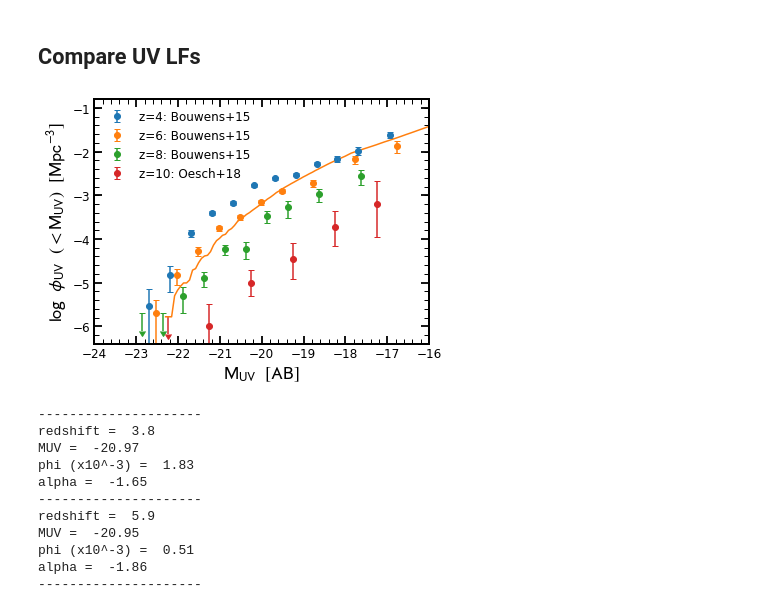
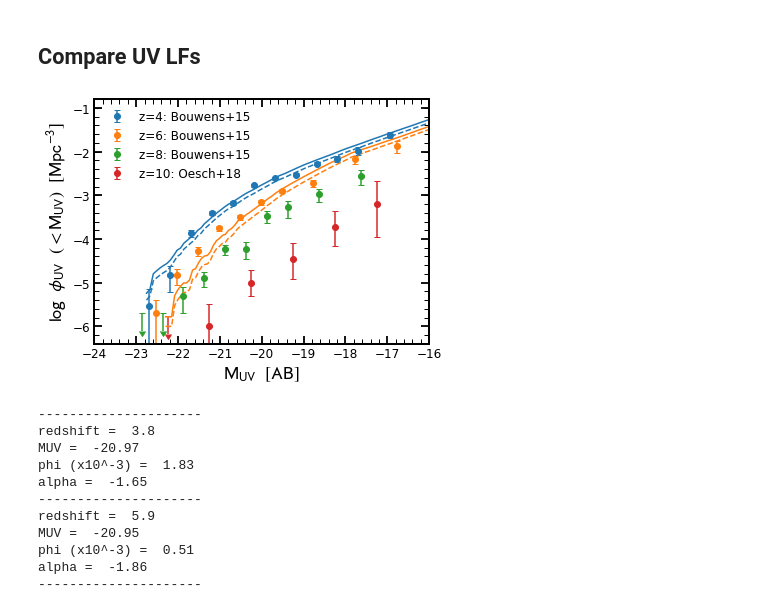
Before and after one commit to stacchella/halo_model, a Jupyter notebook: scripts/Comparison_UV_Observables.ipynb, the cells around one changed output. Cells and saved outputs as stored; diff of their text form; code cells hidden in the pictures.

```diff
--- a/scripts/Comparison_UV_Observables.ipynb
+++ b/scripts/Comparison_UV_Observables.ipynb
@@ -279,32 +279,37 @@ plt.show()
 # %%
 redshift_plot = ['4', '6', '8', '10']
 color_plot = ['C0', 'C1', 'C2', 'C3']
 label_plot = ['z=4: Bouwens+15', 'z=6: Bouwens+15', 'z=8: Bouwens+15', 'z=10: Oesch+18']
 
 
 fig, ax = plt.subplots(nrows=1, ncols=1, figsize=(6, 4.5))
 
 # plot data points from stepwise determination using SWML method
 for ii in range(len(redshift_plot)):
     plot_datapoints_observations(ax, LF_obs_dict, redshift_plot[ii], color_plot[ii], label_plot[ii])
 
 
-for ii in range(len(redshift_plot))[1:2]:
+for ii in range(len(redshift_plot))[0:2]:
     mag_bins_center, LF = compute_LF(path_SP_cat + 'SFH_z' + redshift_plot[ii] + '_constant_with_L.hdf5', volume_box, cumulative=False, add_dust=True, redshift_in=float(redshift_plot[ii]), completeness_correction=True)
     ax.plot(mag_bins_center, np.log10(LF), '-', color=color_plot[ii])
+
+
+for ii in range(len(redshift_plot))[0:2]:
+    mag_bins_center, LF = compute_LF(path_SP_cat + 'SFH_z' + redshift_plot[ii] + '_constant_with_L.hdf5', volume_box, cumulative=False, add_dust=True, redshift_in=float(redshift_plot[ii]), completeness_correction=False)
+    ax.plot(mag_bins_center, np.log10(LF), '--', color=color_plot[ii])
 
 
 ax.set_xlabel(r'$\mathrm{M}_{\rm UV}\/\/\/\/[\mathrm{AB}]$', fontsize=18)
 ax.set_ylabel(r'$\log\/\/\/\/\phi_{\rm UV}\/\/\/\/(<\mathrm{M}_{\rm UV})\/\/\/\/[\mathrm{Mpc}^{-3}]$', fontsize=18)
 
 ax.set_xlim([-24, -16])
 ax.set_ylim([-6.4, -0.8])
 
 plt.legend(frameon=False, fontsize=12)
-plt.savefig(path_figures + 'UV_LF_test_2_true2.pdf', bbox_inches='tight')
+plt.savefig(path_figures + 'UV_LF_test_2.pdf', bbox_inches='tight')
 plt.show()
 # %% [output]
-[figure, old version]
+[figure, new version]
 # %%
 # get observed UV LF from Bouwens et al 2015
 
```
Also changed, not shown: 1 other file.
